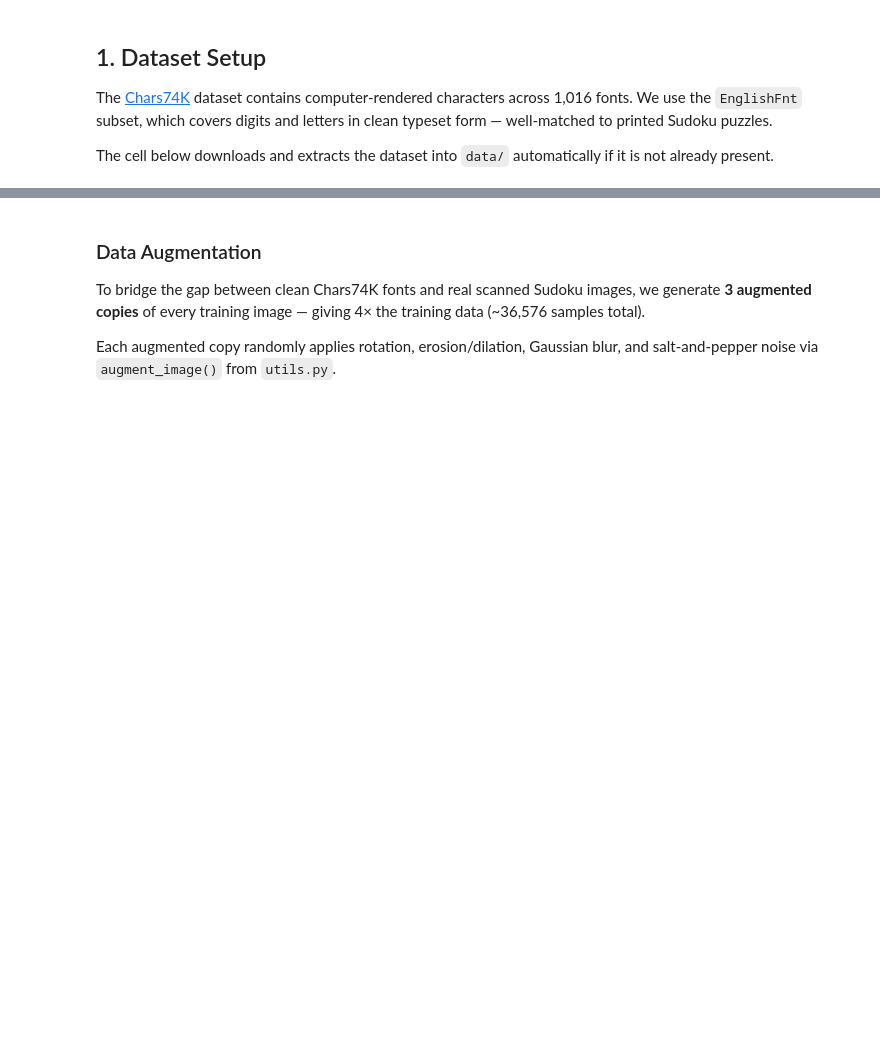
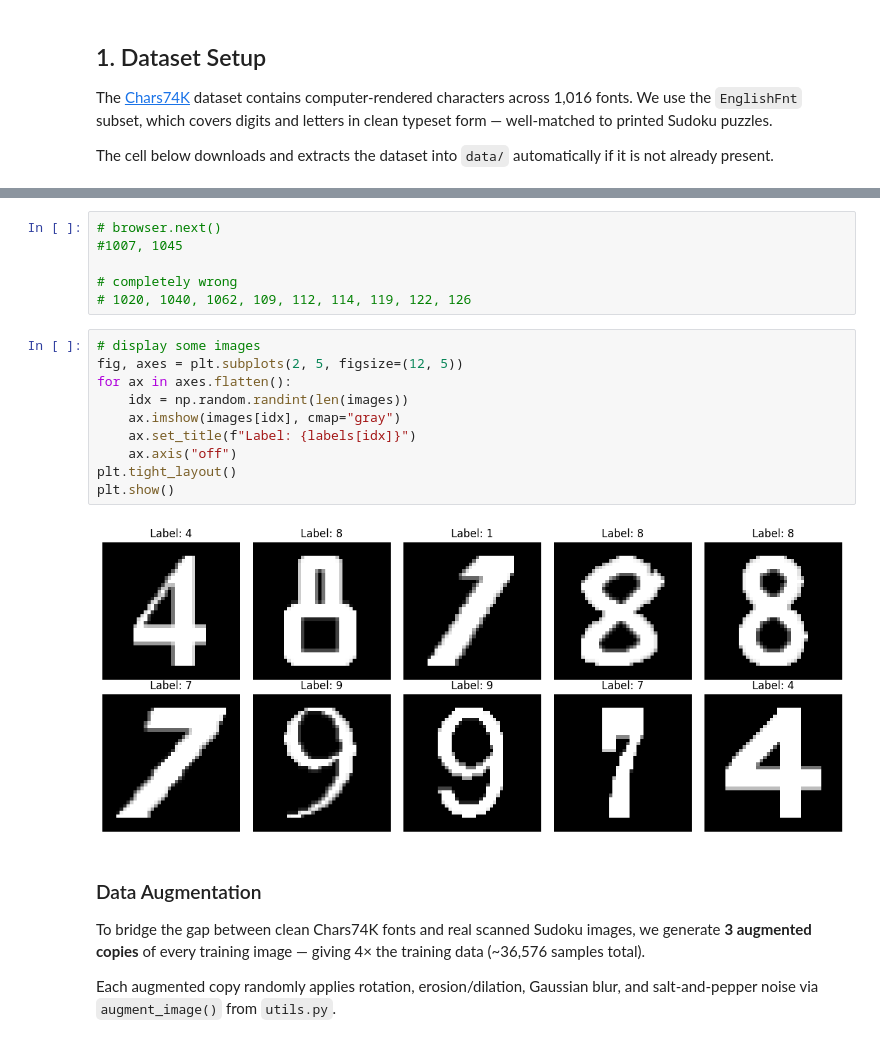
Before and after one commit to eddie-an/Optical-Sudoku-Solver, a Jupyter notebook: DigitRecognition.ipynb, the cells around one changed output, grey strips where cells are left out. Saved outputs shown, nothing was run; the diff lists cells and outputs as text; blank space fills up the shorter version.

```diff
--- a/DigitRecognition.ipynb
+++ b/DigitRecognition.ipynb
@@ -219,3 +129,21 @@ Total samples before augmentation: 1968
+# %%
+# browser.next()
+#1007, 1045
+
+# completely wrong
+# 1020, 1040, 1062, 109, 112, 114, 119, 122, 126
+# %%
+# display some images
+fig, axes = plt.subplots(2, 5, figsize=(12, 5))
+for ax in axes.flatten():
+    idx = np.random.randint(len(images))
+    ax.imshow(images[idx], cmap="gray")
+    ax.set_title(f"Label: {labels[idx]}")
+    ax.axis("off")
+plt.tight_layout()
+plt.show()
+# %% [output]
+[figure, added]
 # %% [markdown]
 ### Data Augmentation
 
```
Also changed, not shown: parts of 15 cells of this notebook, 3 other files.
